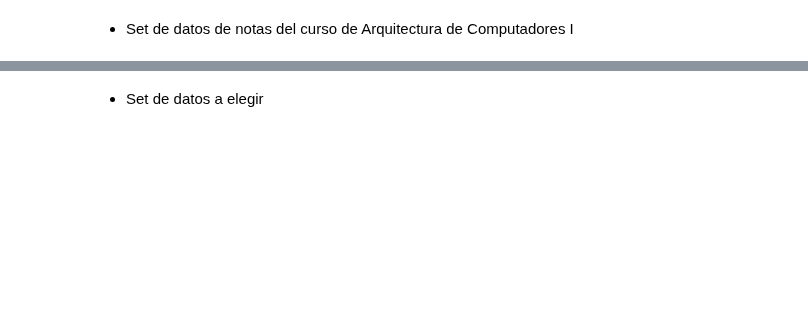
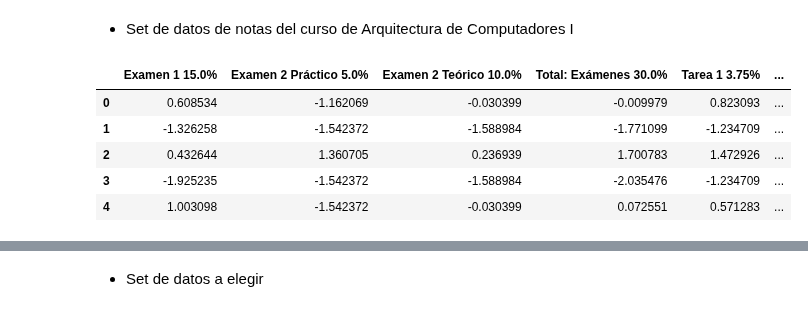
Before and after one commit to JoseDavidSS/Patrones.Project1, a Jupyter notebook: ml_models.ipynb, the cells around one changed output, grey strips where cells are left out. Drawn from its saved outputs; the diff is of its cells as text; code cells hidden in the pictures; blank space fills up the shorter version.

Commit message:
Testing architecture dataset with LR

```diff
--- a/ml_models.ipynb
+++ b/ml_models.ipynb
@@ -344,0 +405,100 @@ Best hyperparameters:  {'lr': 0.001, 'num_iter': 100}
+# %%
+# read fourth data set
+df_2022_s2_grades = pd.read_csv('datasets/2022-s2.csv', sep=";")
+
+# make sure that there are no null values that can affect the models
+mask = df_2022_s2_grades.isnull()
+#print(mask.sum())
+
+df_2022_s2_grades = df_2022_s2_grades.drop('Examen parcial 2 práctico repo 0.00%', axis=1)
+df_2022_s2_grades = df_2022_s2_grades.drop('Examen parcial 2 prác rep eval 0.00%', axis=1)
+df_2022_s2_grades = df_2022_s2_grades.drop('Tarea 2 0.00%', axis=1)
+df_2022_s2_grades = df_2022_s2_grades.drop('Proyecto Grupal 2 Anteproyecto 1.75%', axis=1)
+df_2022_s2_grades = df_2022_s2_grades.drop('Proyecto Grupal 1 Func Eval 13.12%', axis=1)
+df_2022_s2_grades = df_2022_s2_grades.drop('Proyecto Grupal 1 Docu Eval 4.38%', axis=1)
+df_2022_s2_grades = df_2022_s2_grades.drop('Entrega', axis=1)
+df_2022_s2_grades = df_2022_s2_grades.drop('Charla 1 Simics 0.5%', axis=1)
+df_2022_s2_grades = df_2022_s2_grades.drop('Charla 2 Ronald 0.5%', axis=1)
+df_2022_s2_grades = df_2022_s2_grades.drop('Taller Simics 2%', axis=1)
+df_2022_s2_grades = df_2022_s2_grades.drop('Extra proyecto 1.75%', axis=1)
+df_2022_s2_grades = df_2022_s2_grades.drop('Total: Extra 4.75%', axis=1)
+# %%
+# Merging four datasets frames into one frame
+
+df_2021_s2_grades.set_axis(df_2021_s1_grades.columns, axis=1, inplace=True)
+df_2022_s1_grades.set_axis(df_2021_s1_grades.columns, axis=1, inplace=True)
+df_2022_s2_grades.set_axis(df_2021_s1_grades.columns, axis=1, inplace=True)
+
+df_arqui = pd.concat([df_2021_s1_grades, df_2021_s2_grades, df_2022_s1_grades, df_2022_s2_grades], axis=0, ignore_index=True)
+
+df_arqui.replace(r'^\s*$', np.nan,regex=True, inplace=True)
+df_arqui.fillna(0.0, inplace=True)
+df_arqui = df_arqui.drop('Final', axis=1)
+
+
+# Data preprocessing - outliner treatment
+# eliminating data that is outside the normal values in each feature
+features = ['Examen 1 15.0%',
+            'Examen 2 Práctico 5.0%',
+            'Examen 2 Teórico 10.0%',
+            'Total: Exámenes 30.0%',
+            'Tarea 1 3.75%',
+            'Tarea 2 Evaluación 3.75%',
+            'Total: Tareas 7.5%',
+            'Proyecto Individual Docu 3.75%',
+            'Proyecto Individual Funcional 11.25%',
+            'Proyecto Grupal 1 Funcional 13.12%',
+            'Proyecto Grupal 1 Docu 4.38%',
+            'Proyecto Grupal 2 Funcional 13.12%',
+            'Proyecto Grupal 2 Docu 4.38%',
+            'Total: Proyectos 50.0%',
+            'Total: Investigación 5.0%',
+            'Taller 1',
+            'Taller 2',
+            'Taller 3',
+            'Taller 4',
+            'Taller 5',
+            'Total: Taller 7.5%']
+
+l_limit_perc = 0.01
+h_limit_perc = 0.99
+
+df_arqui = df_arqui.astype(float)
+
+for feature in features:
+    low_limit = df_arqui[feature].quantile(l_limit_perc)
+    high_limit = df_arqui[feature].quantile(h_limit_perc)
+    df_arqui = df_arqui.loc[(df_arqui[feature] >= low_limit) & (df_arqui[feature] <= high_limit)]
+
+# feature engineering
+# normalization of the data
+for feature in features:
+    df_arqui[feature] = (df_arqui[feature]-df_arqui[feature].mean())/df_arqui[feature].std()
+
+# change the value of the output to only two values
+# 0 -> Student failed, less than 67.5 as final grade
+# 1 -> Student passed, great or equal than 67.5 as final grade
+df_arqui.loc[df_arqui['Total: '] <= 67.5, 'Total: '] = 0
+df_arqui.loc[df_arqui['Total: '] > 67.5, 'Total: '] = 1
+
+# Define training and test sets using stratify
+X0 = df_arqui.loc[df_arqui['Total: '] == 0, features]
+Y0 = df_arqui.loc[df_arqui['Total: '] == 0, 'Total: ']
+
+X1 = df_arqui.loc[df_arqui['Total: '] == 1, features]
+Y1 = df_arqui.loc[df_arqui['Total: '] == 1, 'Total: ']
+
+X0_train, X0_test, y0_train, y0_test = train_test_split(X0, Y0, test_size=0.4, random_state=40)
+X1_train, X1_test, y1_train, y1_test = train_test_split(X1, Y1, test_size=0.4, random_state=40)
+
+X_train = pd.concat([X0_train, X1_train], axis= 0)
+y_train = pd.concat([y0_train, y1_train], axis= 0)
+
+df_arqui.head(5)
+# %% [output]
+|  | Examen 1 15.0% | Examen 2 Práctico 5.0% | Examen 2 Teórico 10.0% | Total: Exámenes 30.0% | Tarea 1 3.75% | ... |
+| 0 | 0.608534 | -1.162069 | -0.030399 | -0.009979 | 0.823093 | ... |
+| 1 | -1.326258 | -1.542372 | -1.588984 | -1.771099 | -1.234709 | ... |
+| 2 | 0.432644 | 1.360705 | 0.236939 | 1.700783 | 1.472926 | ... |
+| 3 | -1.925235 | -1.542372 | -1.588984 | -2.035476 | -1.234709 | ... |
+| 4 | 1.003098 | -1.542372 | -0.030399 | 0.072551 | 0.571283 | ... |
```
Also changed, not shown: parts of 17 cells of this notebook.
